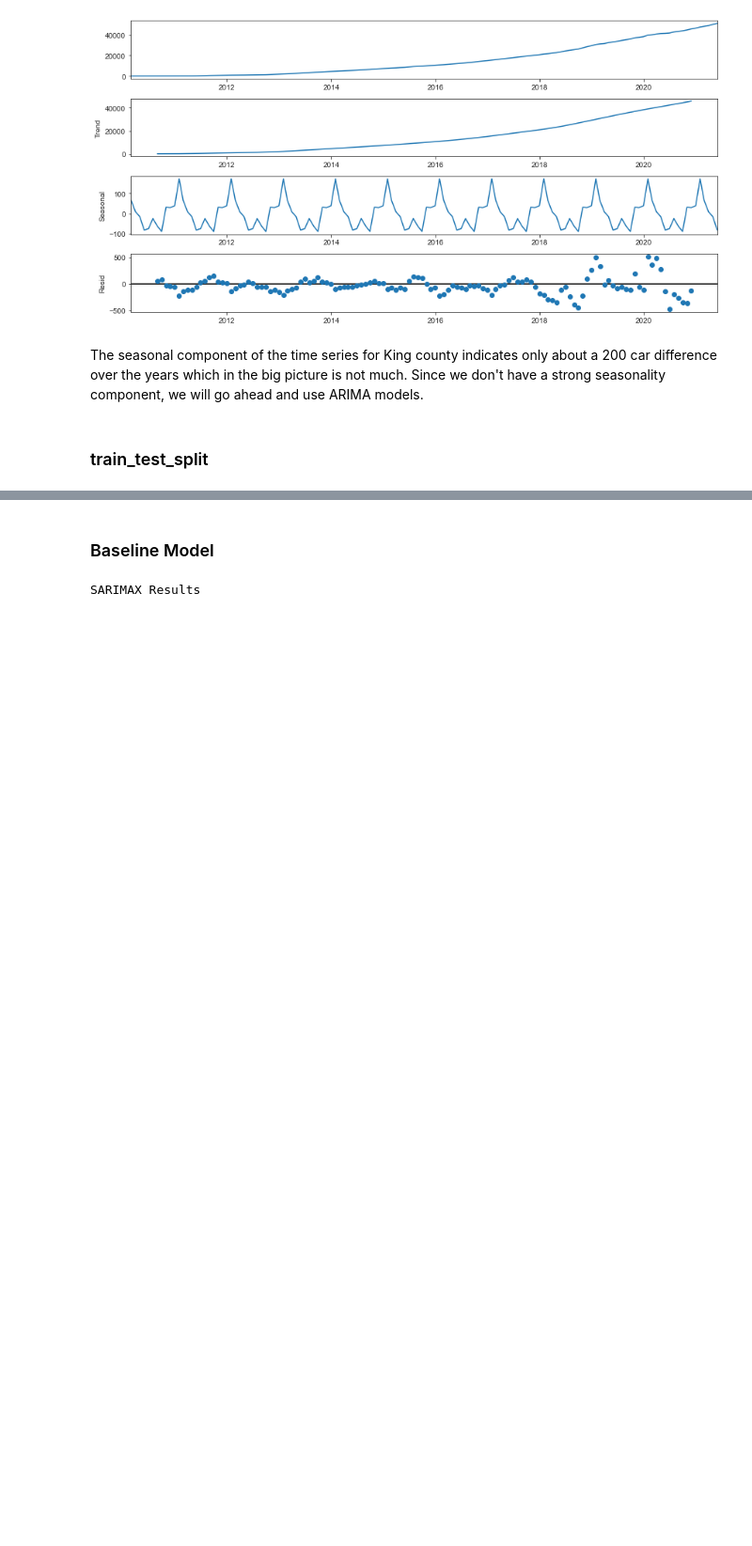
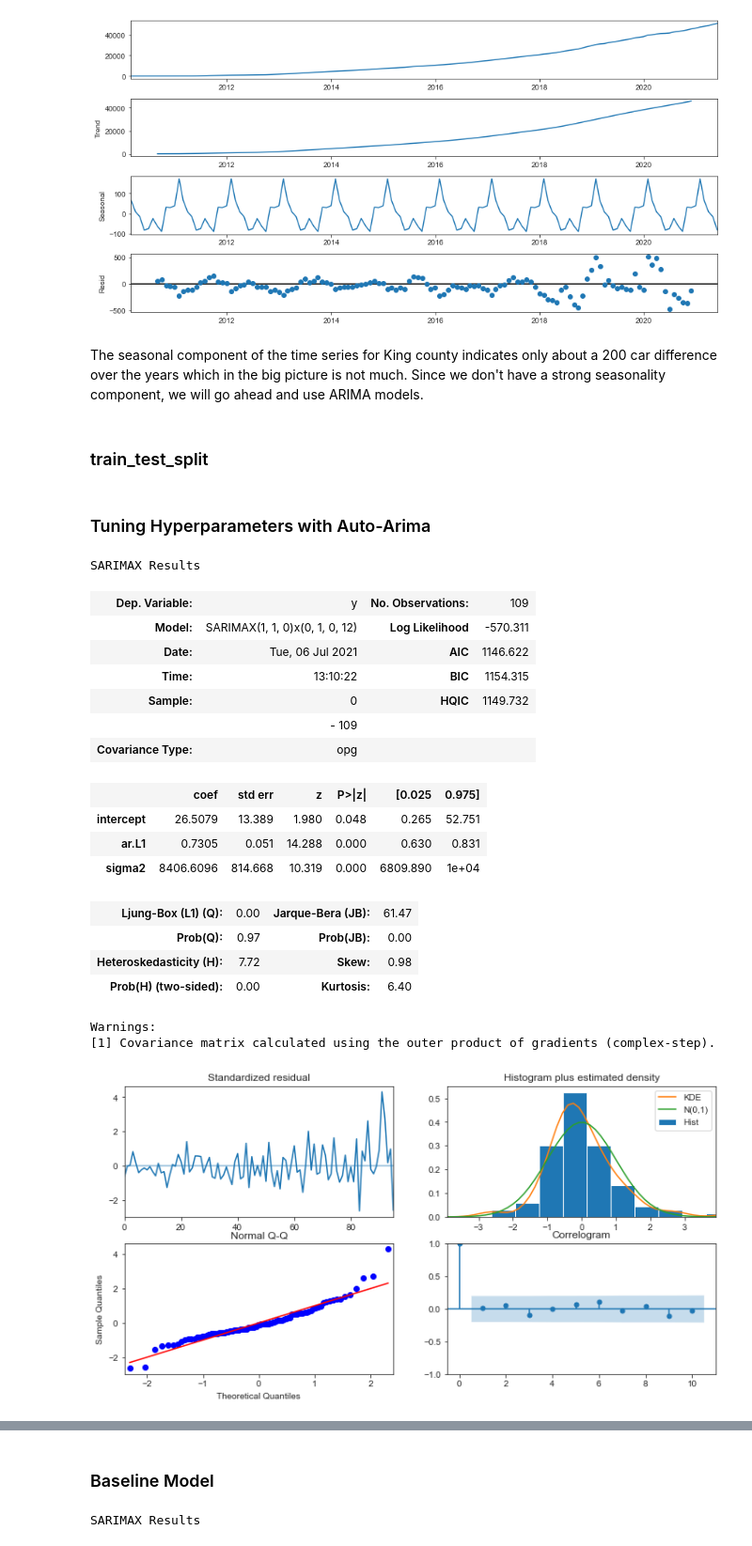
Before and after one commit to ebtezcan/EV-Charger-Prediction, a Jupyter notebook: index_OSEMN_plus_mvp-Copy1.ipynb, the cells around one changed output, grey strips where cells are left out. Shown at 94% size. Saved outputs shown, nothing was run; the diff lists cells and outputs as text; code cells hidden in the pictures; blank space fills up the shorter version.

```diff
--- a/index_OSEMN_plus_mvp-Copy1.ipynb
+++ b/index_OSEMN_plus_mvp-Copy1.ipynb
@@ -963,3 +966,5 @@ The seasonal component of the time series for King county indicates only about a
 ### train_test_split
 # %%
 train_king, test_king = train_test_split_ts(county_dfs['King'], 0.80, 0.20)
+# %% [markdown]
+### Tuning Hyperparameters with Auto-Arima
@@ -965,0 +973,29 @@ train_king, test_king = train_test_split_ts(county_dfs['King'], 0.80, 0.20)
+# %%
+auto_model = pm.auto_arima(train_king,start_p=0,start_q=0,d=1,
+                            max_p=4,max_q=4,
+                            max_P=3,max_Q=3,
+                            start_P=0,start_Q=0,
+                            m=12,
+                            verbose=2)
+# %%
+evaluate_model(auto_model)
+# %% [output]
+SARIMAX Results
+| Dep. Variable: | y | No. Observations: | 109 |
+| Model: | SARIMAX(1, 1, 0)x(0, 1, 0, 12) | Log Likelihood | -570.311 |
+| Date: | Tue, 06 Jul 2021 | AIC | 1146.622 |
+| Time: | 13:10:22 | BIC | 1154.315 |
+| Sample: | 0 | HQIC | 1149.732 |
+|  | - 109 |  |  |
+| Covariance Type: | opg |  |  |
+|  | coef | std err | z | P>|z| | [0.025 | 0.975] |
+| intercept | 26.5079 | 13.389 | 1.980 | 0.048 | 0.265 | 52.751 |
+| ar.L1 | 0.7305 | 0.051 | 14.288 | 0.000 | 0.630 | 0.831 |
+| sigma2 | 8406.6096 | 814.668 | 10.319 | 0.000 | 6809.890 | 1e+04 |
+| Ljung-Box (L1) (Q): | 0.00 | Jarque-Bera (JB): | 61.47 |
+| Prob(Q): | 0.97 | Prob(JB): | 0.00 |
+| Heteroskedasticity (H): | 7.72 | Skew: | 0.98 |
+| Prob(H) (two-sided): | 0.00 | Kurtosis: | 6.40 |
+Warnings:
+[1] Covariance matrix calculated using the outer product of gradients (complex-step).
+[figure, added]
```
Also changed, not shown: parts of 30 cells of this notebook.
